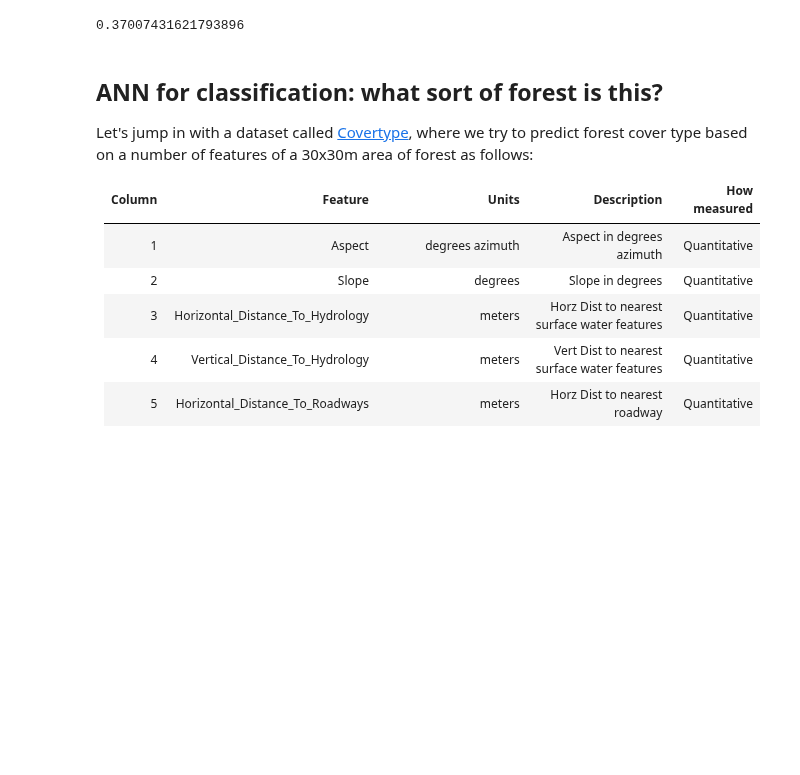
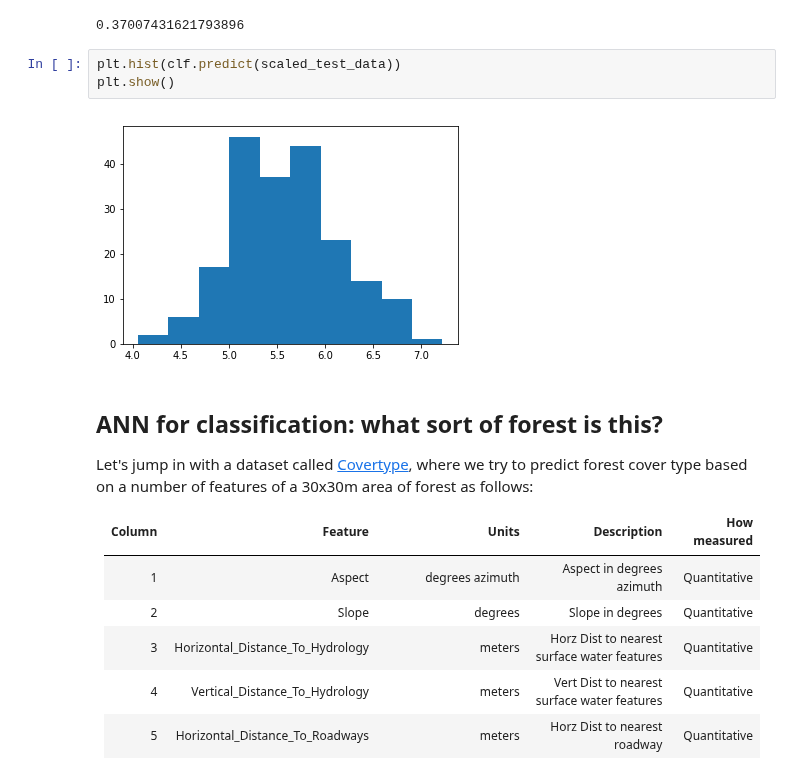
Before and after one commit to USDA-ARS-GBRU/ml-training-site, a Jupyter notebook: assets/nb-lessons/13_neural_network_methods.ipynb, the cells around one changed output. Drawn from its saved outputs; the diff is of its cells as text; blank space fills up the shorter version.

```diff
--- a/assets/nb-lessons/13_neural_network_methods.ipynb
+++ b/assets/nb-lessons/13_neural_network_methods.ipynb
@@ -224,6 +361,11 @@ MLPRegressor(activation='relu', alpha=1e-05, batch_size='auto', beta_1=0.9,
 clf.score(scaled_test_data, test_labels)
 # %% [output]
 0.37007431621793896
+# %%
+plt.hist(clf.predict(scaled_test_data))
+plt.show()
+# %% [output]
+[figure, added]
 # %% [markdown]
 ## ANN for classification: what sort of forest is this?
 Let's jump in with a dataset called [Covertype](https://archive.ics.uci.edu/ml/datasets/Covertype), where we try to predict forest cover type based on a number of features of a 30x30m area of forest as follows:
```
Also changed, not shown: parts of 8 cells of this notebook.
